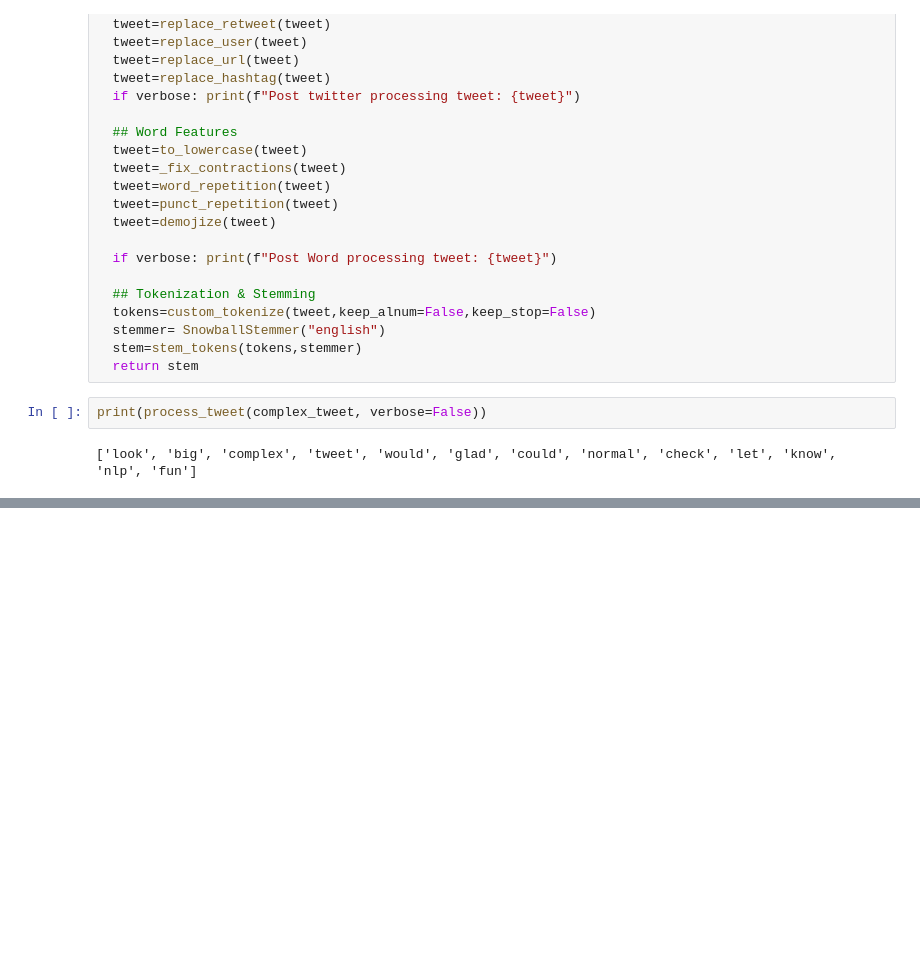
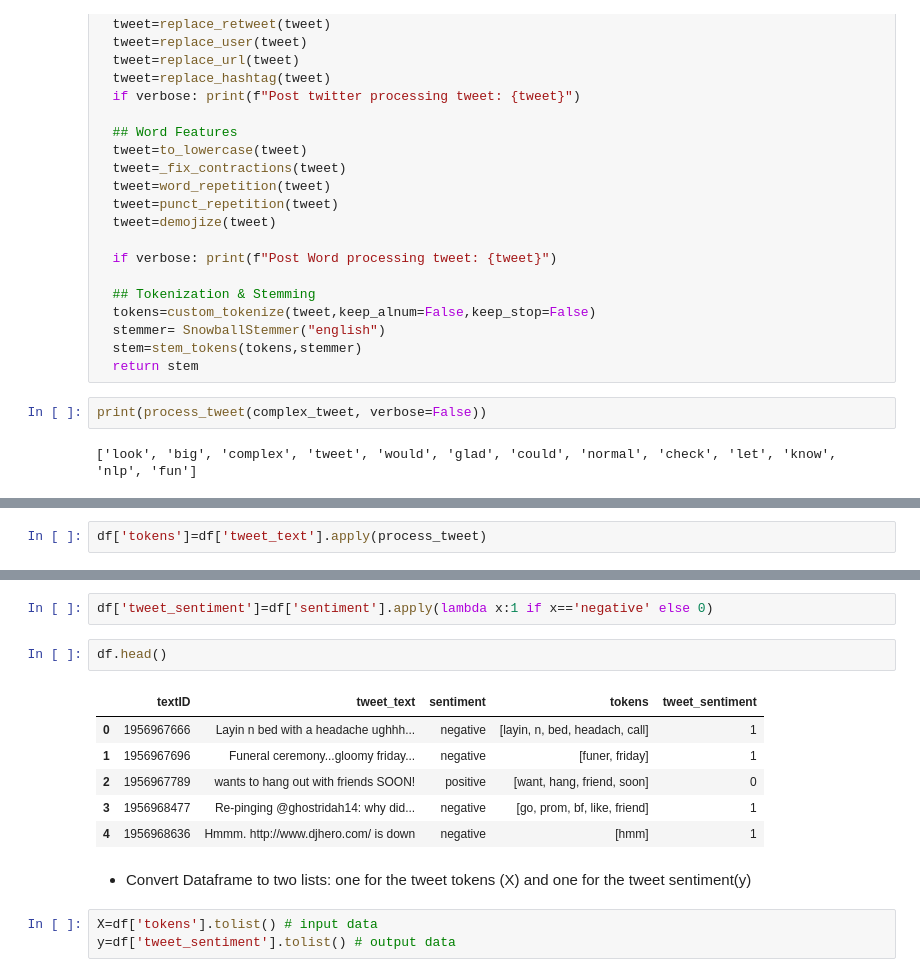
Before and after one commit to gloriabee/TwitterSentimentAnalysis, a Jupyter notebook: TwitterSentimentAnalysis.ipynb, the cells around one changed output, grey strips where cells are left out. Saved outputs shown, nothing was run; the diff lists cells and outputs as text; blank space fills up the shorter version.

```diff
--- a/TwitterSentimentAnalysis.ipynb
+++ b/TwitterSentimentAnalysis.ipynb
@@ -556,0 +586,2 @@ print(process_tweet(complex_tweet, verbose=False))
+# %%
+df['tokens']=df['tweet_text'].apply(process_tweet)
@@ -556,0 +595,16 @@ print(process_tweet(complex_tweet, verbose=False))
+# %%
+df['tweet_sentiment']=df['sentiment'].apply(lambda x:1 if x=='negative' else 0)
+# %%
+df.head()
+# %% [output]
+|  | textID | tweet_text | sentiment | tokens | tweet_sentiment |
+| 0 | 1956967666 | Layin n bed with a headache ughhh... | negative | [layin, n, bed, headach, call] | 1 |
+| 1 | 1956967696 | Funeral ceremony...gloomy friday... | negative | [funer, friday] | 1 |
+| 2 | 1956967789 | wants to hang out with friends SOON! | positive | [want, hang, friend, soon] | 0 |
+| 3 | 1956968477 | Re-pinging @ghostridah14: why did... | negative | [go, prom, bf, like, friend] | 1 |
+| 4 | 1956968636 | Hmmm. http://www.djhero.com/ is down | negative | [hmm] | 1 |
+# %% [markdown]
+* Convert Dataframe to two lists: one for the tweet tokens (X) and one for the tweet sentiment(y)
+# %%
+X=df['tokens'].tolist() # input data
+y=df['tweet_sentiment'].tolist() # output data
```
Also changed, not shown: parts of 65 cells of this notebook.
